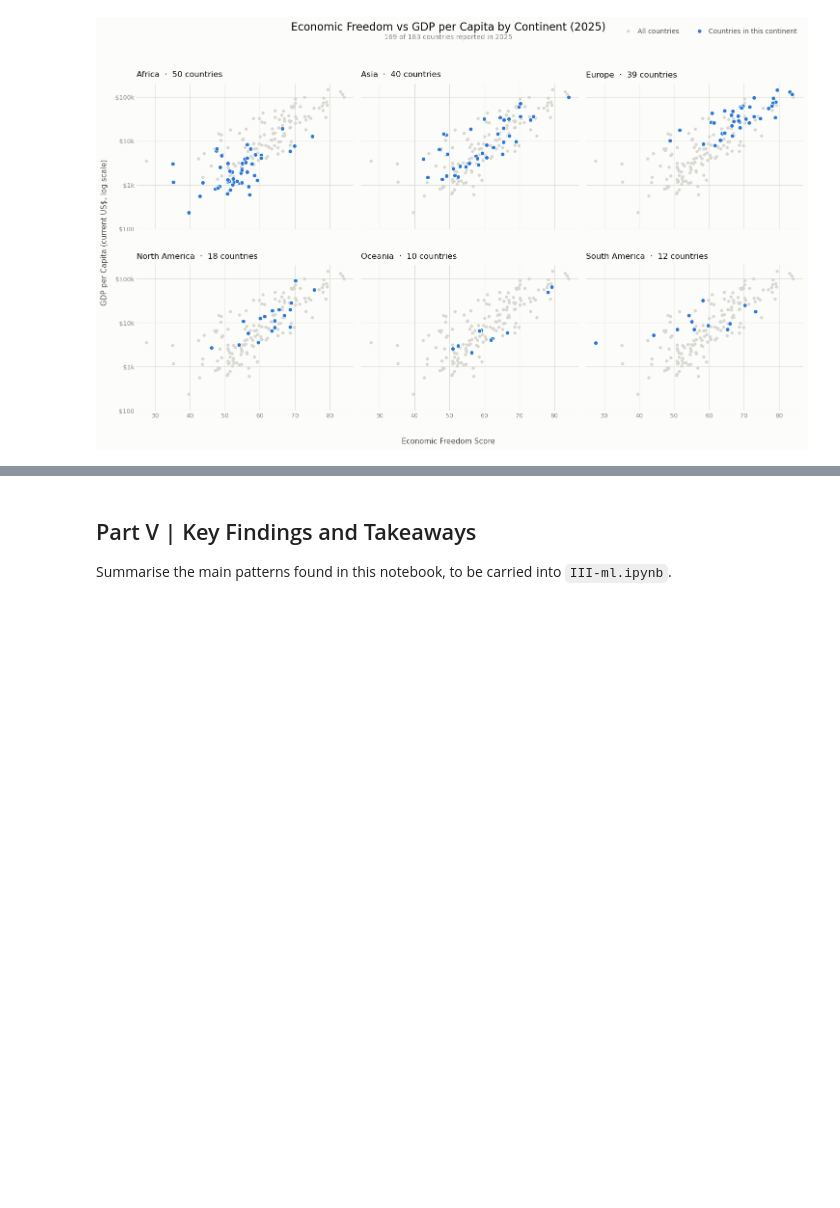
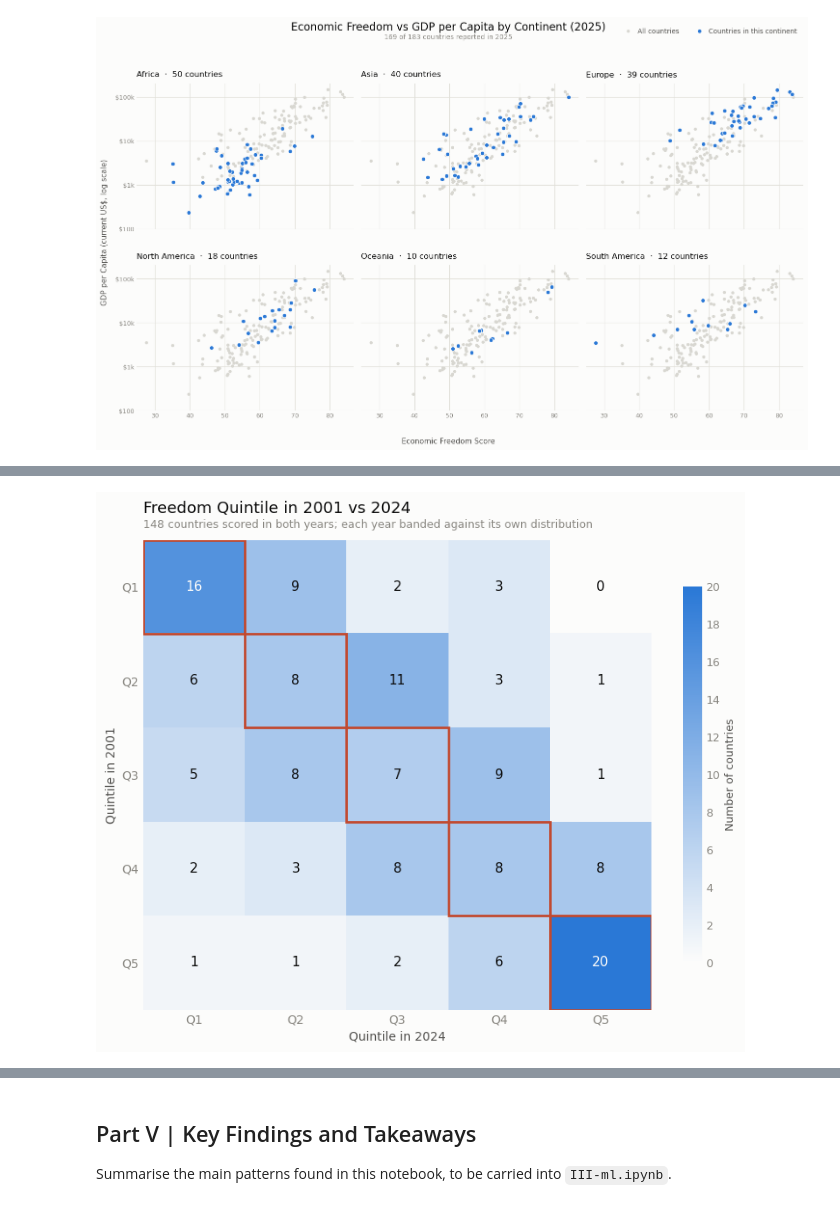
Before and after one commit to ValentimPiazera/wb-economic-freedom, a Jupyter notebook: notebooks/II-analysis.ipynb, the cells around one changed output, grey strips where cells are left out. Cells and saved outputs as stored; diff of their text form; code cells hidden in the pictures; blank space fills up the shorter version.

```diff
--- a/notebooks/II-analysis.ipynb
+++ b/notebooks/II-analysis.ipynb
@@ -220,0 +319,16 @@ Quantify how strongly economic freedom sub-components correlate with development
+# %%
+transitions = utils.quantile_transitions(df, freedom_col, 2001, 2024)
+
+fig = viz.plot_transition_matrix(
+    transitions,
+    title="Freedom Quintile in 2001 vs 2024",
+    xlabel="Quintile in 2024",
+    ylabel="Quintile in 2001",
+    subtitle=(
+        f"{transitions.to_numpy().sum()} countries scored in both years; "
+        "each year banded against its own distribution"
+    ),
+)
+plt.show()
+# %% [output]
+[figure, added]
```
Also changed, not shown: parts of 15 cells of this notebook, 5 other files.
